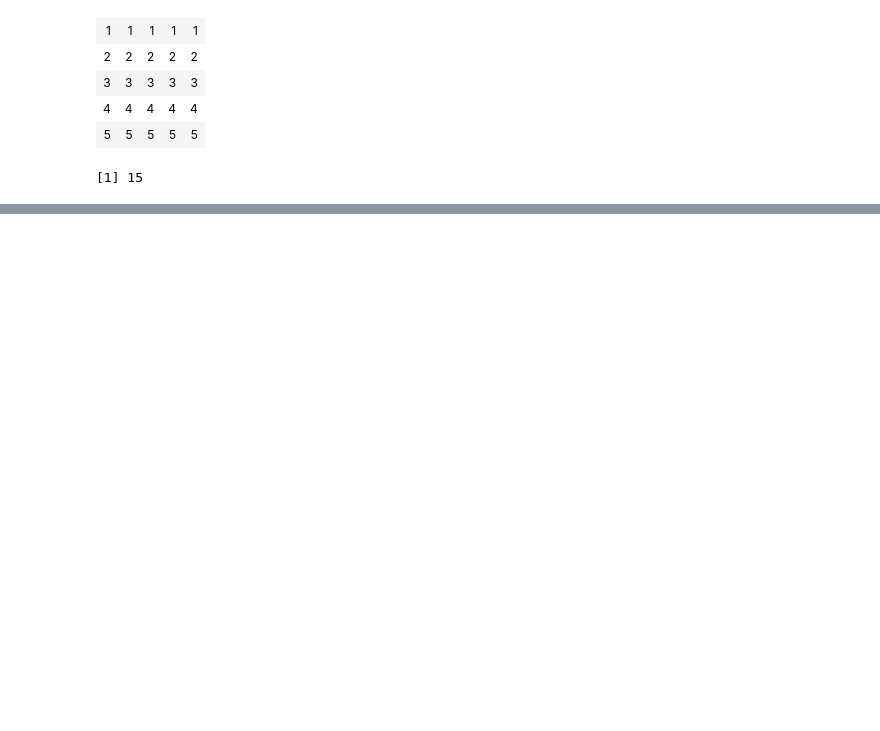
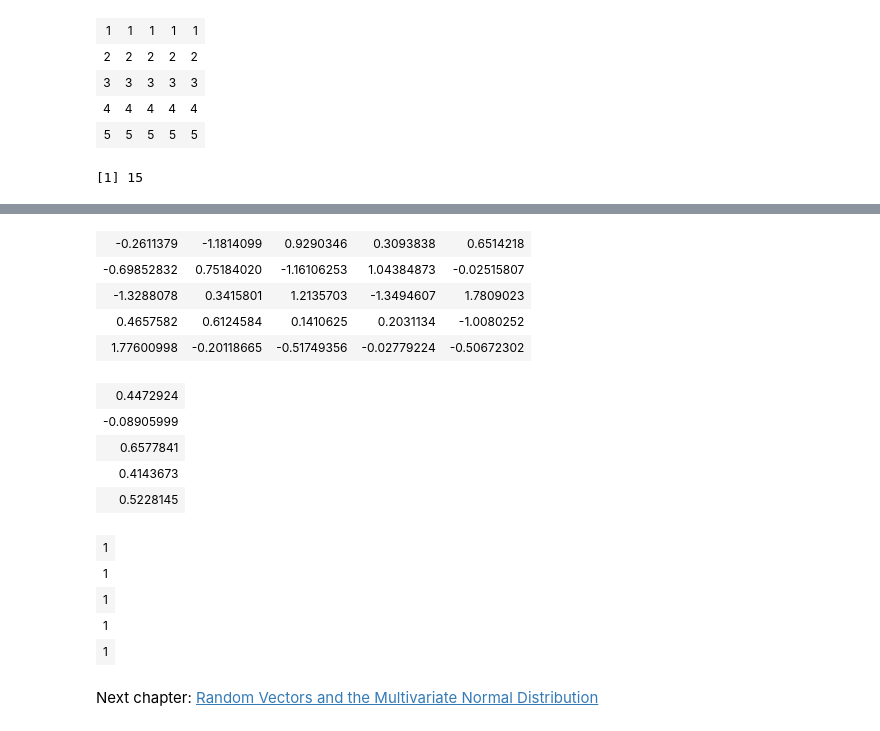
Before and after one commit to pbstark/Padova15, a Jupyter notebook: linAlg.ipynb, the cells around one changed output, grey strips where cells are left out. Drawn from its saved outputs; the diff is of its cells as text; code cells hidden in the pictures; blank space fills up the shorter version.

Commit message:
good enough with jupyter chapter and linear algebra chapter

```diff
--- a/linAlg.ipynb
+++ b/linAlg.ipynb
@@ -381,0 +1159,7 @@ sum(diag(x))  # diag() extracts the diagonal of a matrix; sum() adds the element
+# %%
+# solve a linear system using R
+A <- array(runif(25), dim=c(5,5)) # 5 by 5 matrix with uniformly distributed elements
+b <- rep(1,5);
+x <- solve(A,b);
+x
+A %*% x   # check that x solves the linear system
@@ -381,0 +1173,24 @@ sum(diag(x))  # diag() extracts the diagonal of a matrix; sum() adds the element
+# %%
+Ainv = solve(A);
+Ainv
+x <- Ainv %*% b;
+x
+A %*% x
+# %% [output]
+| -0.2611379 | -1.1814099 | 0.9290346 | 0.3093838 | 0.6514218 |
+| -0.69852832 | 0.75184020 | -1.16106253 | 1.04384873 | -0.02515807 |
+| -1.3288078 | 0.3415801 | 1.2135703 | -1.3494607 | 1.7809023 |
+| 0.4657582 | 0.6124584 | 0.1410625 | 0.2031134 | -1.0080252 |
+| 1.77600998 | -0.20118665 | -0.51749356 | -0.02779224 | -0.50672302 |
+| 0.4472924 |
+| -0.08905999 |
+| 0.6577841 |
+| 0.4143673 |
+| 0.5228145 |
+| 1 |
+| 1 |
+| 1 |
+| 1 |
+| 1 |
+# %% [markdown]
+Next chapter: [Random Vectors and the Multivariate Normal Distribution](randVec.ipynb)
```
Also changed, not shown: parts of 30 cells of this notebook, 4 other files.
